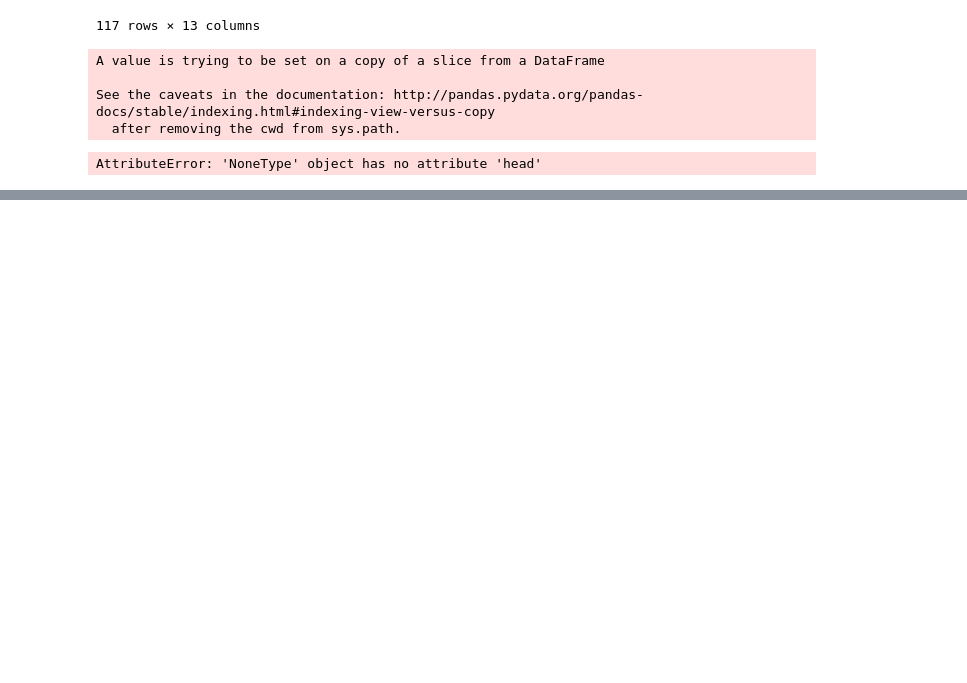
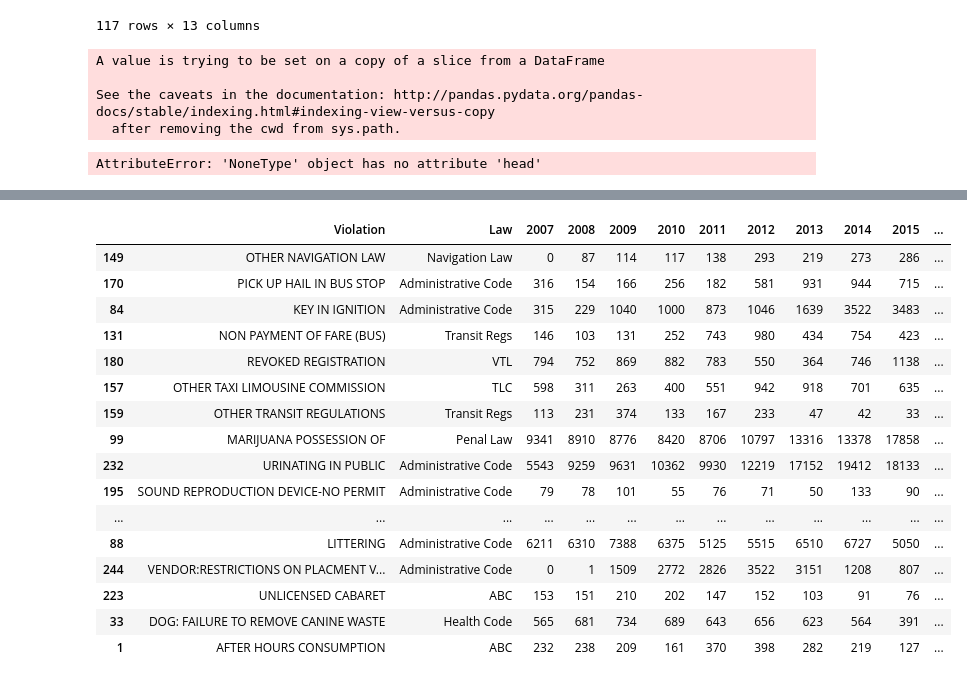
Before and after one commit to Palarisk/data-studio, a Jupyter notebook: code/04-summons/summons.ipynb, the cells around one changed output, grey strips where cells are left out. Drawn from its saved outputs; the diff is of its cells as text; code cells hidden in the pictures; blank space fills up the shorter version.

```diff
--- a/code/04-summons/summons.ipynb
+++ b/code/04-summons/summons.ipynb
@@ -118,5 +82,25 @@ Text(0.5,1,'Top 10 reduction in Summons in NYC from 2009 to 2016, percentage')
 # %%
 df_top10incr = df2.sort_values('change', ascending=False).head(10)
+# %%
+df2.sort_values('change', ascending=False).head(50)
+# %% [output]
+|  | Violation | Law | 2007 | 2008 | 2009 | 2010 | 2011 | 2012 | 2013 | 2014 | 2015 | ... |
+| 149 | OTHER NAVIGATION LAW | Navigation Law | 0 | 87 | 114 | 117 | 138 | 293 | 219 | 273 | 286 | ... |
+| 170 | PICK UP HAIL IN BUS STOP | Administrative Code | 316 | 154 | 166 | 256 | 182 | 581 | 931 | 944 | 715 | ... |
+| 84 | KEY IN IGNITION | Administrative Code | 315 | 229 | 1040 | 1000 | 873 | 1046 | 1639 | 3522 | 3483 | ... |
+| 131 | NON PAYMENT OF FARE (BUS) | Transit Regs | 146 | 103 | 131 | 252 | 743 | 980 | 434 | 754 | 423 | ... |
+| 180 | REVOKED REGISTRATION | VTL | 794 | 752 | 869 | 882 | 783 | 550 | 364 | 746 | 1138 | ... |
+| 157 | OTHER TAXI LIMOUSINE COMMISSION | TLC | 598 | 311 | 263 | 400 | 551 | 942 | 918 | 701 | 635 | ... |
+| 159 | OTHER TRANSIT REGULATIONS | Transit Regs | 113 | 231 | 374 | 133 | 167 | 233 | 47 | 42 | 33 | ... |
+| 99 | MARIJUANA POSSESSION OF | Penal Law | 9341 | 8910 | 8776 | 8420 | 8706 | 10797 | 13316 | 13378 | 17858 | ... |
+| 232 | URINATING IN PUBLIC | Administrative Code | 5543 | 9259 | 9631 | 10362 | 9930 | 12219 | 17152 | 19412 | 18133 | ... |
+| 195 | SOUND REPRODUCTION DEVICE-NO PERMIT | Administrative Code | 79 | 78 | 101 | 55 | 76 | 71 | 50 | 133 | 90 | ... |
+| ... | ... | ... | ... | ... | ... | ... | ... | ... | ... | ... | ... | ... |
+| 88 | LITTERING | Administrative Code | 6211 | 6310 | 7388 | 6375 | 5125 | 5515 | 6510 | 6727 | 5050 | ... |
+| 244 | VENDOR:RESTRICTIONS ON PLACMENT V... | Administrative Code | 0 | 1 | 1509 | 2772 | 2826 | 3522 | 3151 | 1208 | 807 | ... |
+| 223 | UNLICENSED CABARET | ABC | 153 | 151 | 210 | 202 | 147 | 152 | 103 | 91 | 76 | ... |
+| 33 | DOG: FAILURE TO REMOVE CANINE WASTE | Health Code | 565 | 681 | 734 | 689 | 643 | 656 | 623 | 564 | 391 | ... |
+| 1 | AFTER HOURS CONSUMPTION | ABC | 232 | 238 | 209 | 161 | 370 | 398 | 282 | 219 | 127 | ... |
 # %%
 ax2 = df_top10incr.plot(x='Violation', y='change', kind='barh')
 ax2.set_title("Top 10 increase in Summons in NYC from 2009 to 2016, percentage", pad=10)
```
Also changed, not shown: parts of 5 cells of this notebook, 3 other files.
